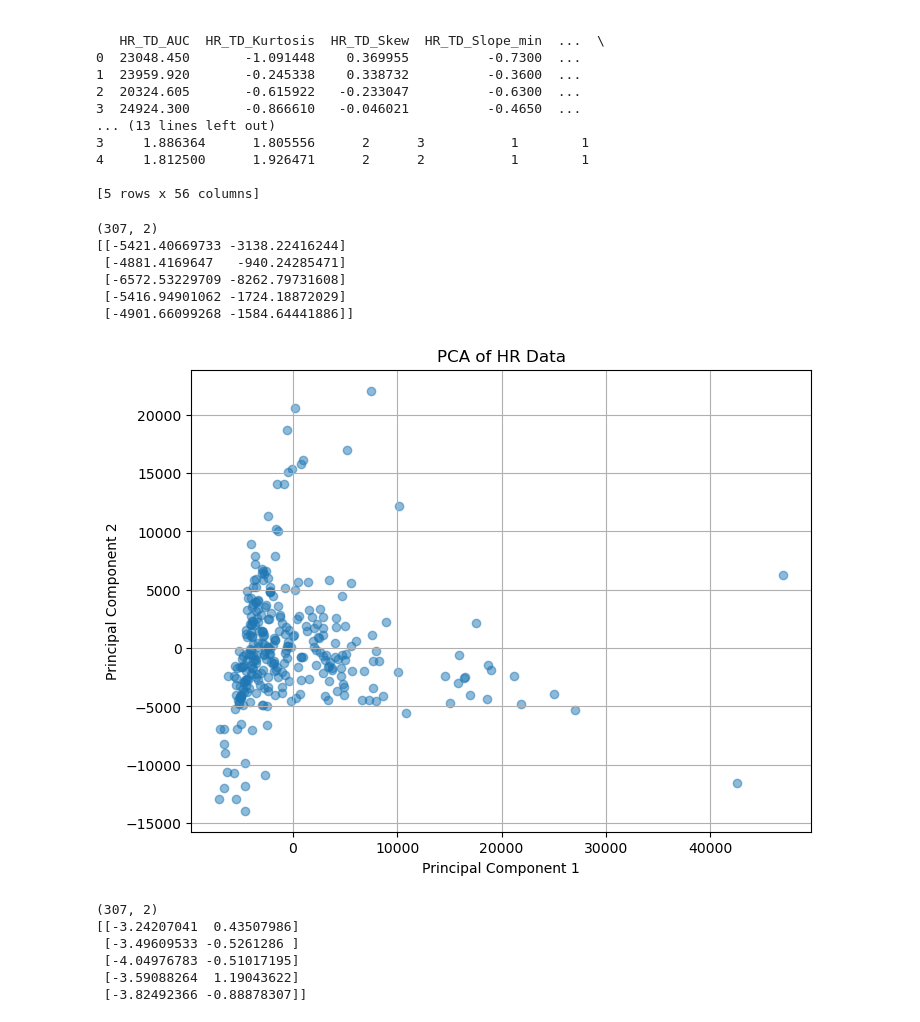
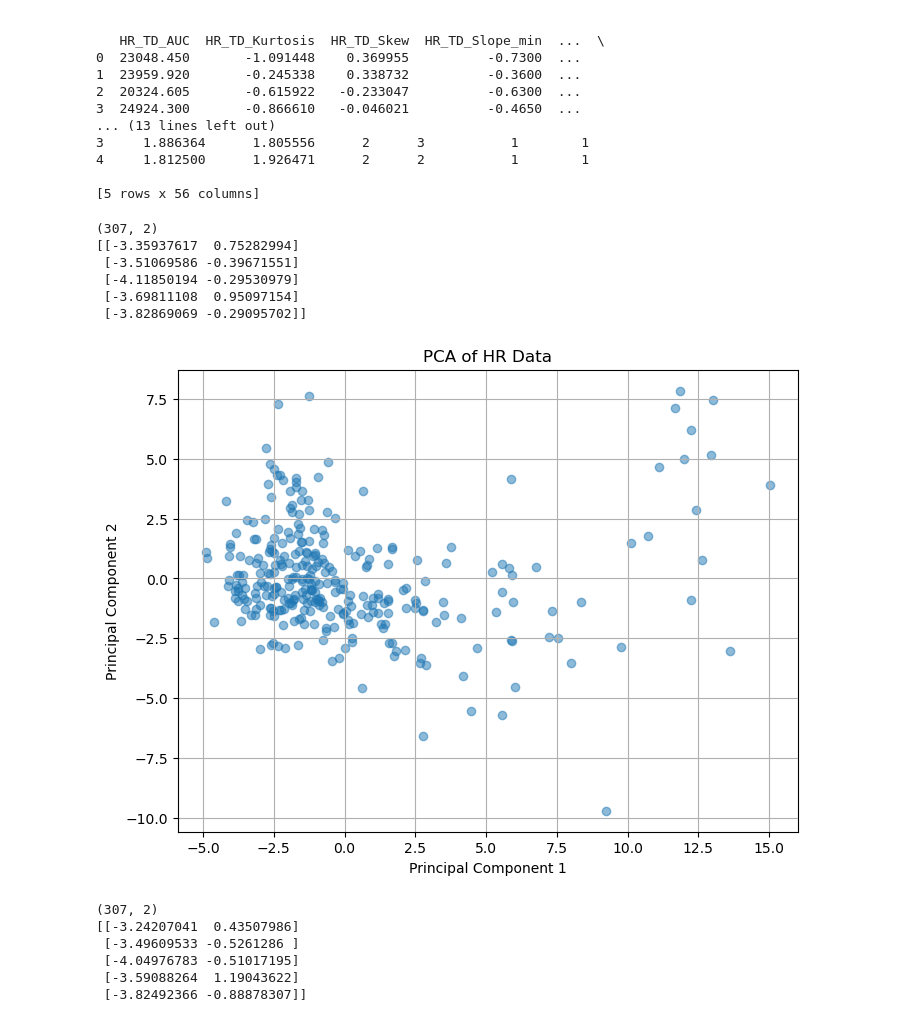
Before and after one commit to BjarkeErichsen/unsupervised-cda-proj-2, a Jupyter notebook: case2.ipynb, the cells around one changed output. Cells and saved outputs as stored; diff of their text form; code cells hidden in the pictures.

```diff
--- a/case2.ipynb
+++ b/case2.ipynb
@@ -117,30 +138,36 @@ print(features.head())
 # %%
 #PCA on features
 
 from sklearn.decomposition import PCA
+from sklearn.preprocessing import StandardScaler
+
+#Standardize the features
+scaler = StandardScaler()
+features_scaled = scaler.fit_transform(features)
+
 
 pca = PCA(n_components=2)
-pca.fit(features)
+pca.fit(features_scaled)
 
-features_pca = pca.transform(features)
+features_pca = pca.transform(features_scaled)
 print(features_pca.shape)
 print(features_pca[:5])
 #Plot the PCA results
 plt.figure(figsize=(8, 6))
 plt.scatter(features_pca[:, 0], features_pca[:, 1], alpha=0.5)
 plt.title('PCA of HR Data')
 plt.xlabel('Principal Component 1')
 plt.ylabel('Principal Component 2')
 plt.grid()
 plt.show()
 # %% [output]
 (307, 2)
-[[-5421.40669733 -3138.22416244]
- [-4881.4169647   -940.24285471]
- [-6572.53229709 -8262.79731608]
- [-5416.94901062 -1724.18872029]
- [-4901.66099268 -1584.64441886]]
+[[-3.35937617  0.75282994]
+ [-3.51069586 -0.39671551]
+ [-4.11850194 -0.29530979]
+ [-3.69811108  0.95097154]
+ [-3.82869069 -0.29095702]]
-[figure, old version]
+[figure, new version]
 # %%
 #sPCA on features
 from sklearn.decomposition import SparsePCA
```
Also changed, not shown: parts of 3 cells of this notebook.
